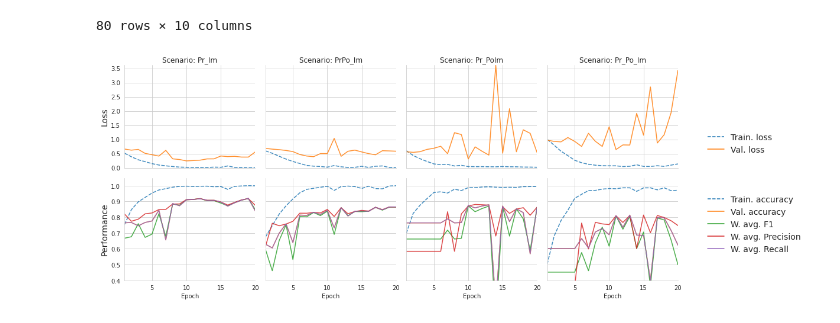
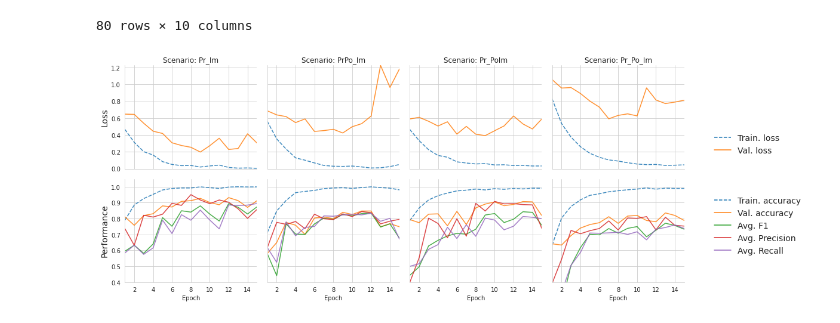
Before and after one commit to narslab/vis-inference, a Jupyter notebook: bin/jupyter/plot-cnn-performance.ipynb, the cells around one changed output. Cells and saved outputs as stored; diff of their text form; code cells hidden in the pictures.

Commit message:
new images

```diff
--- a/bin/jupyter/plot-cnn-performance.ipynb
+++ b/bin/jupyter/plot-cnn-performance.ipynb
@@ -58,9 +58,9 @@ def plotCNNPerformanceMetrics(resolution):
     g._legend.texts[5].set_text("")
     g._legend.texts[6].set_text("Train. accuracy")
     g._legend.texts[7].set_text("Val. accuracy")
-    g._legend.texts[8].set_text("W. avg. F1")
-    g._legend.texts[9].set_text("W. avg. Precision")
-    g._legend.texts[10].set_text("W. avg. Recall")
+    g._legend.texts[8].set_text("Avg. F1")
+    g._legend.texts[9].set_text("Avg. Precision")
+    g._legend.texts[10].set_text("Avg. Recall")
     g._legend.legendHandles[4].set_linewidth(0)
     g._legend.legendHandles[5].set_linewidth(0)
     g._legend.legendHandles[6].set_linestyle('--')
@@ -89,9 +89,9 @@ def plotCNNPerformanceMetrics(resolution):
                 else:
                     axes[row, col].set_ylabel("Performance", fontsize=14)
     g.fig.tight_layout()
-    g.savefig("../../figures/cnn-performance-metrics-" + str(resolution) + "px-plot.png", dpi=180)
+    #g.savefig("../../figures/cnn-performance-metrics-" + str(resolution) + "px-plot.png", dpi=180)
     return
 # %%
-plotCNNPerformanceMetrics(64)
+plotCNNPerformanceMetrics(128)
 # %% [output]
-[figure, old version]
+[figure, new version]
```
Also changed, not shown: 34 other files.
